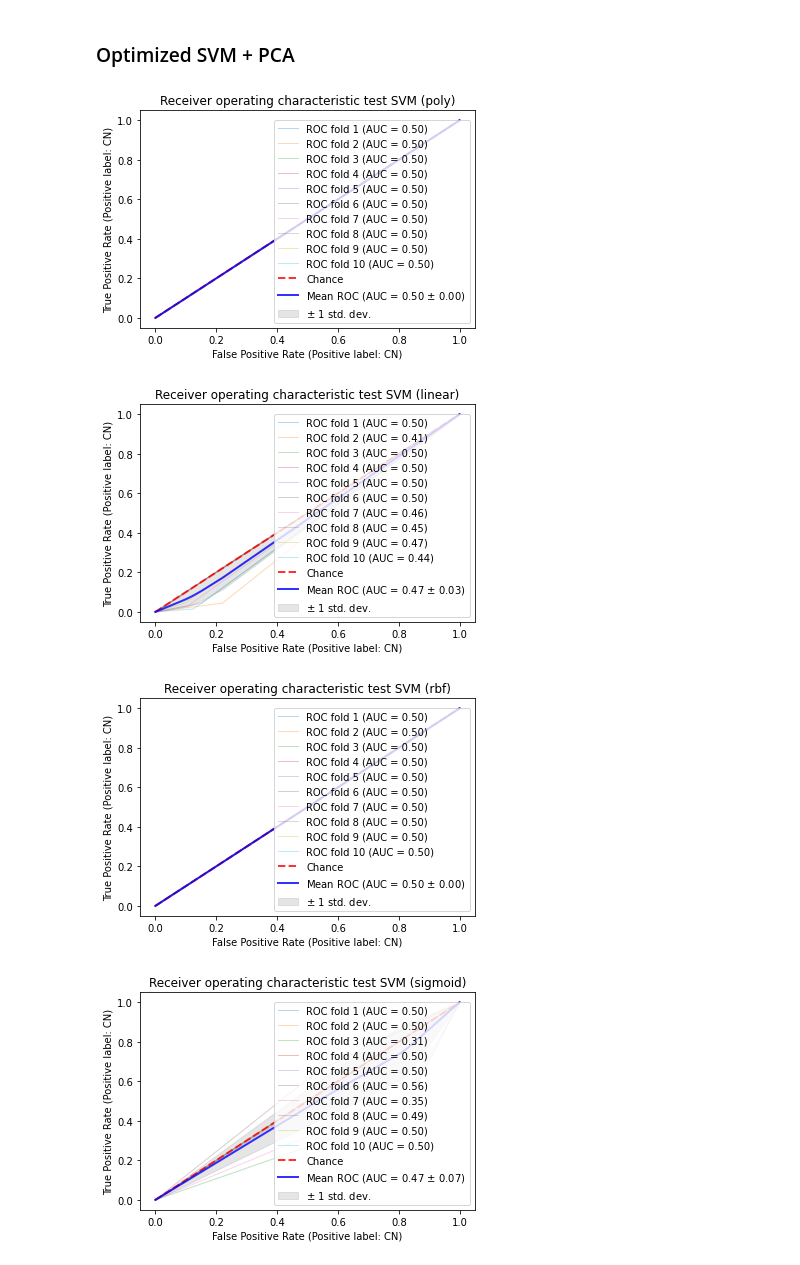
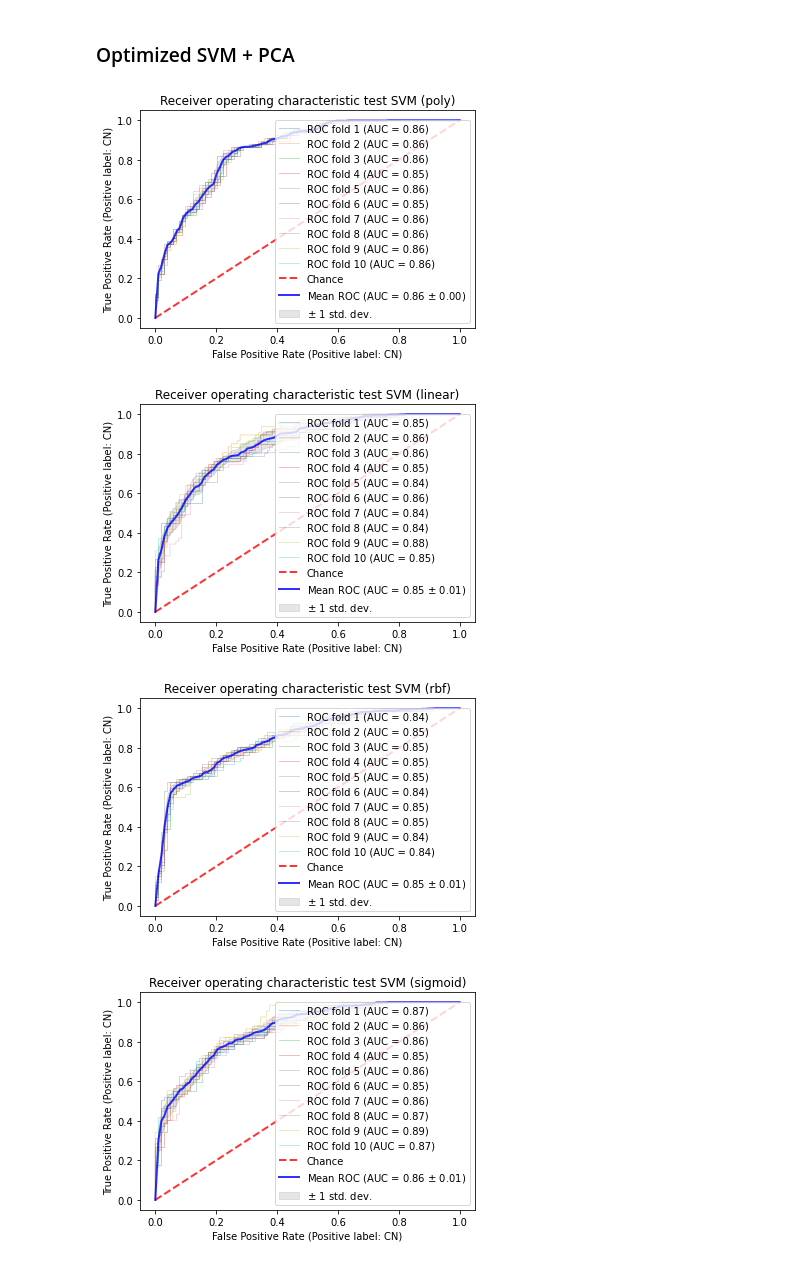
Before and after one commit to MarshaKamsteeg/TM10007_Machine_Learning_Group_Assignment, a Jupyter notebook: tm10007_group_9_code.ipynb, the cells around one changed output. Drawn from its saved outputs; the diff is of its cells as text; code cells hidden in the pictures.

```diff
--- a/tm10007_group_9_code.ipynb
+++ b/tm10007_group_9_code.ipynb
@@ -1776,7 +1777,7 @@ for ker, clasf in zip(range(4), names_clfs):
     pca.fit(x_train, y_train)
     selected_data_pca_trainset = pca.transform(x_train)
     selected_data_pca_valset = pca.transform(x_val)
-    selected_data_pca_testset = pca.transform(data_testset)
+    selected_data_pca_testset = pca.transform(data_testset_norm)
 
     # Transform data and create the components of the data
     selected_classifier = getClassifier(ker)
@@ -1915,37 +1916,37 @@ for ker, clasf in zip(range(4), names_clfs):
       lw=2,
       alpha=0.8,
   )
 
   std_tpr_t = np.std(tprs_t, axis=0)
   tprs_upper_t = np.minimum(mean_tpr_t + std_tpr_t, 1)
   tprs_lower_t = np.maximum(mean_tpr_t - std_tpr_t, 0)
   ax.fill_between(
       mean_fpr_t,
       tprs_lower_t,
       tprs_upper_t,
       color="grey",
       alpha=0.2,
       label=r"$\pm$ 1 std. dev.",
   )
 
   ax.set(
       xlim=[-0.05, 1.05],
       ylim=[-0.05, 1.05],
       title="Receiver operating characteristic test %s" % (clasf),
   )
   ax.legend(loc="lower right")
   plt.show()
 
 auc_table = {'Classifier': kernels, 'Mean AUC': all_val_mean, 'Standard deviation AUC': all_val_std, 'Mean Accuracy': all_mean_accuracies, 'Mean Sensitivity': all_mean_sensitivities, 'Mean Specificity': all_mean_specificities}
 print(tabulate(auc_table, headers='keys', tablefmt='fancy_grid'))
 
 auc_table_t = {'Classifier': kernels, 'Mean AUC': all_test_mean, 'Standard deviation AUC': all_test_std, 'Mean Accuracy': all_mean_accuracies_t, 'Mean Sensitivity': all_mean_sensitivities_t, 'Mean Specificity': all_mean_specificities_t}
 print(tabulate(auc_table_t, headers='keys', tablefmt='fancy_grid'))
 # %% [output]
-[figure, old version]
+[figure, new version]
-[figure, old version]
+[figure, new version]
-[figure, old version]
+[figure, new version]
-[figure, old version]
+[figure, new version]
 ╒════════════════════╤════════════╤══════════════════════════╤═════════════════╤════════════════════╤════════════════════╕
 │ Classifier         │   Mean AUC │   Standard deviation AUC │   Mean Accuracy │   Mean Sensitivity │   Mean Specificity │
 ╞════════════════════╪════════════╪══════════════════════════╪═════════════════╪════════════════════╪════════════════════╡
```
Also changed, not shown: parts of 2 cells of this notebook.
